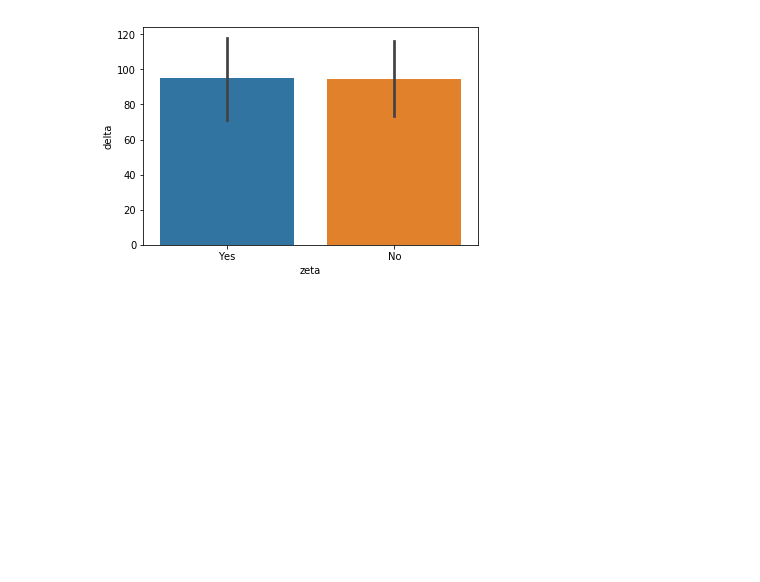
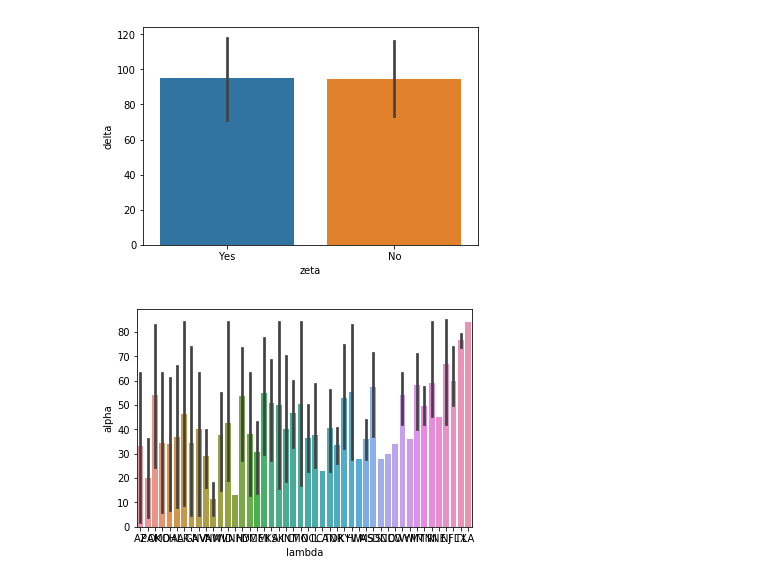
Before and after one commit to HeyLaxmi/DS-Unit-1-Sprint-1-Dealing-With-Data, a Jupyter notebook: DS6_WT_DSCorp©_Sales_Presentation_(1).ipynb, the cells around one changed output. Drawn from its saved outputs; the diff is of its cells as text; code cells hidden in the pictures; blank space fills up the shorter version.

```diff
--- a/DS6_WT_DSCorp©_Sales_Presentation_(1).ipynb
+++ b/DS6_WT_DSCorp©_Sales_Presentation_(1).ipynb
@@ -70,3 +67,8 @@ import seaborn as sns
 sns.barplot(x = 'zeta', y = 'delta', data = df);
 # %% [output]
 [figure]
+# %%
+import seaborn as sns
+sns.barplot(x = 'lambda', y = 'alpha', data = df);
+# %% [output]
+[figure, added]
```
Also changed, not shown: parts of 3 cells of this notebook.
